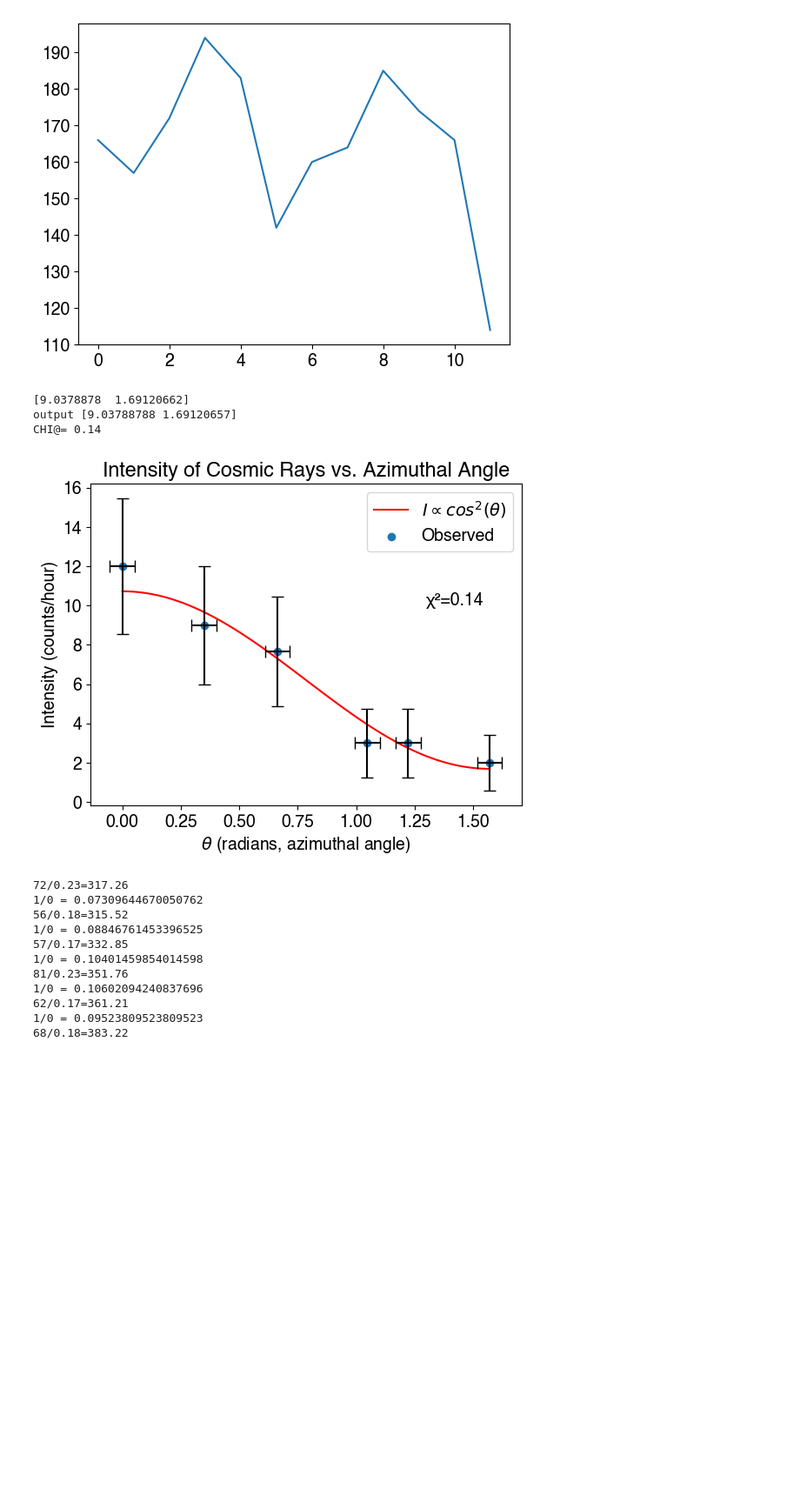
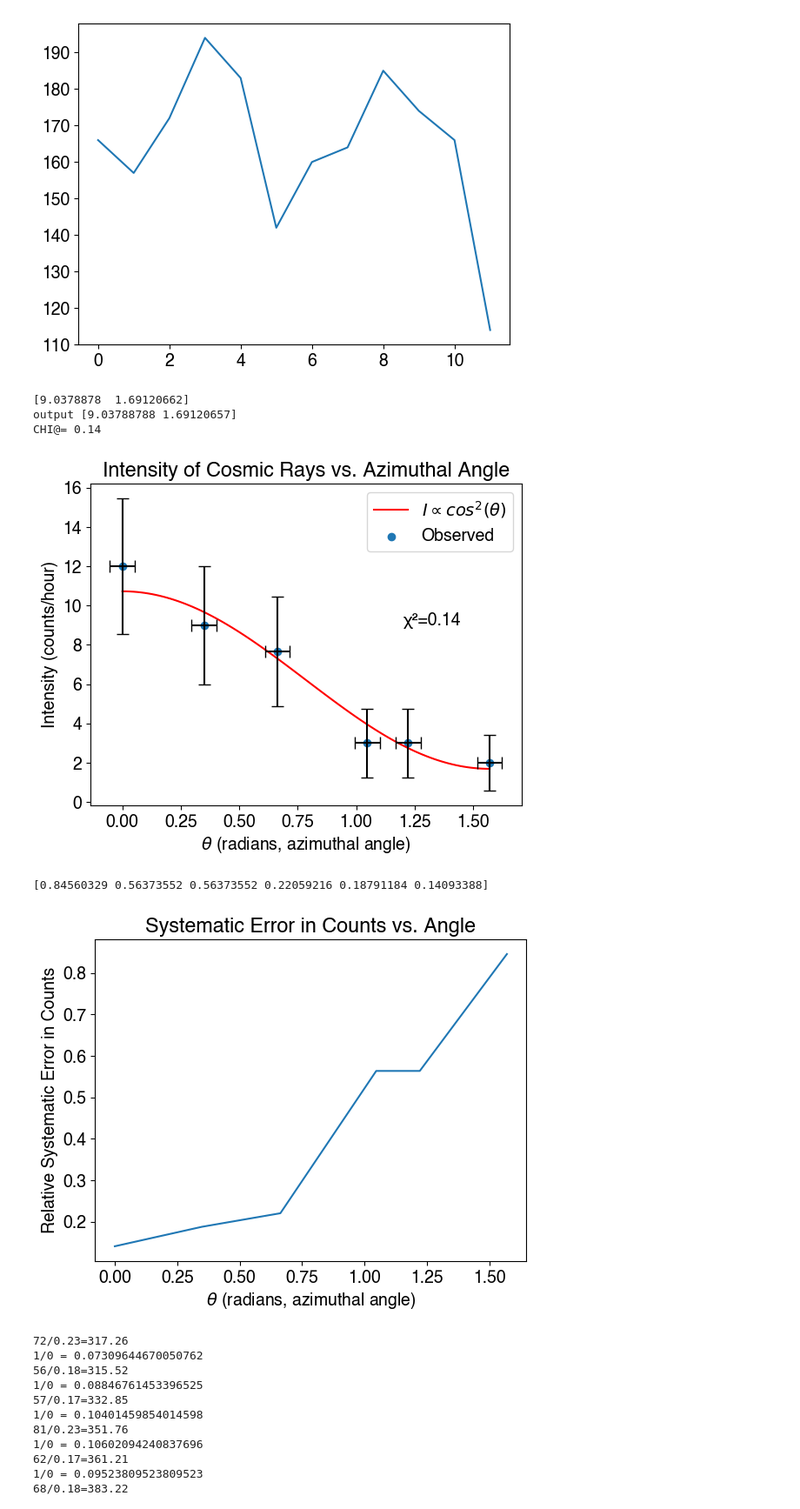
Before and after one commit to sestinj/jlab, a Jupyter notebook: nate/cosmic-watch/main.ipynb, the cells around one changed output. Shown at 87% size. Cells and saved outputs as stored; diff of their text form; code cells hidden in the pictures; blank space fills up the shorter version.

```diff
--- a/nate/cosmic-watch/main.ipynb
+++ b/nate/cosmic-watch/main.ipynb
@@ -131,41 +131,52 @@ sigma_fit = np.sqrt(np.diag(pcov))
 # chi2 = np.sum((y - func(output.beta, x))**2 / sigma_y**2) / 7.
 print(popt)
 # TOTAL LEAST SQUARES
-X_ERR = 3.044/180*np.pi
+X_ERR = 3.044/180*np.pi # 59./180*np.pi
 
 
 def func(beta, x):
     return beta[0]*np.cos(x)**2 + beta[1]
 data = RealData(x, y, X_ERR, sigma_y)
 model = Model(func)
 odr = ODR(data, model, beta0=[863.,1500.])
 odr.set_job(fit_type=2)
 output = odr.run()
 print('output', output.beta)
 chi2 = round(output.res_var, 2)
 print("CHI@=", chi2)
 
 x_continuous = np.linspace(x[0], x[-1], 100)
 
-plt.annotate("\u03C7\u00b2=" + str(round(chi2, 2)), (1.3, 10), color="black")
+plt.annotate("\u03C7\u00b2=" + str(round(chi2, 2)), (1.2, 9), color="black")
 
 plt.rcParams.update({'font.size': 14, 'font.family': 'Helvetica'})
 
 plt.plot(x_continuous, func(output.beta, x_continuous), color="red")
 plt.scatter(x, y)
 plt.errorbar(x, y, yerr=sigma_y, xerr=X_ERR, color="black", capsize=5, capthick=1, fmt="none")
 plt.xlabel("$\\theta$ (radians, azimuthal angle)")
 plt.ylabel("Intensity (counts/hour)")
 plt.title("Intensity of Cosmic Rays vs. Azimuthal Angle")
 plt.legend(["$I \\propto cos^2(\\theta)$", "Observed"])
 
 plt.savefig("angles.pdf", bbox_inches="tight", pad_inches=0.1)
 # plt.show()
+plt.show()
+
+
+plt.title("Systematic Error in Counts vs. Angle")
+plt.xlabel("$\\theta$ (radians, azimuthal angle)")
+plt.ylabel("Relative Systematic Error in Counts")
+plt.plot(x, output.beta[1] / y)
+print(output.beta[1] / y)
+plt.savefig("error.pdf", bbox_inches="tight", pad_inches=0.1)
 # %% [output]
 [9.0378878  1.69120662]
 output [9.03788788 1.69120657]
 CHI@= 0.14
-[figure, old version]
+[figure, new version]
+[0.84560329 0.56373552 0.56373552 0.22059216 0.18791184 0.14093388]
+[figure, added]
 # %%
 data = [
     69
```
Also changed, not shown: 17 other files.
